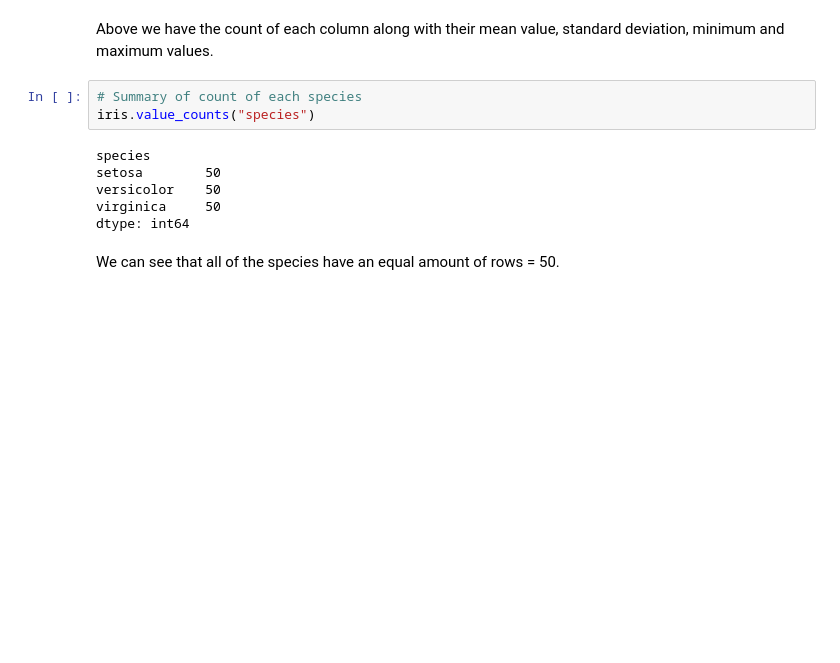
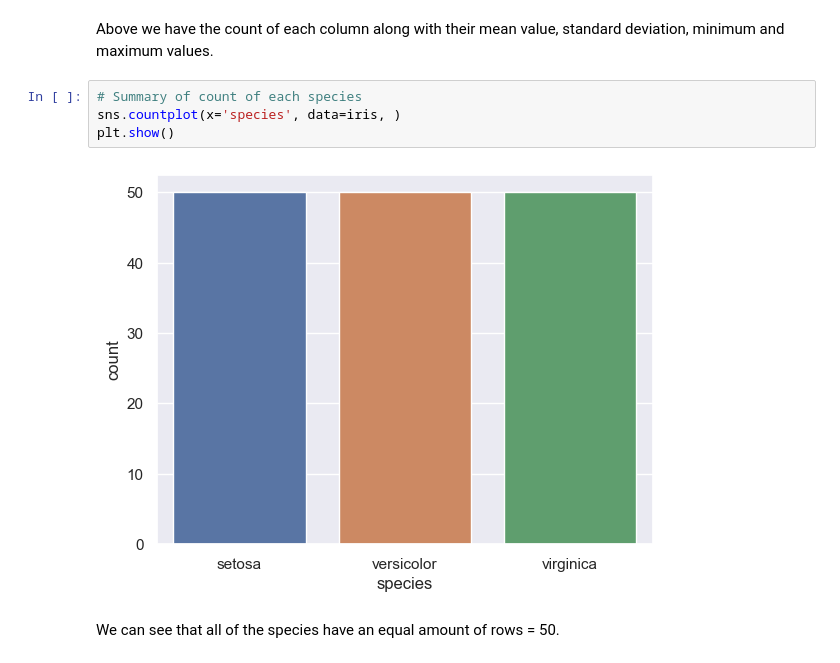
Before and after one commit to conortierney/fund-data-project, a Jupyter notebook: project.ipynb, the cells around one changed output. Cells and saved outputs as stored; diff of their text form; blank space fills up the shorter version.

Commit message:
Updated plots

```diff
--- a/project.ipynb
+++ b/project.ipynb
@@ -134,13 +138,10 @@ iris.describe()
 Above we have the count of each column along with their mean value, standard deviation, minimum and maximum values.
 # %%
 # Summary of count of each species
-iris.value_counts("species")
+sns.countplot(x='species', data=iris, )
+plt.show()
 # %% [output]
-species
-setosa        50
-versicolor    50
-virginica     50
-dtype: int64
+[figure, added]
 # %% [markdown]
 We can see that all of the species have an equal amount of rows = 50.
 # %% [markdown]
```
Also changed, not shown: parts of 11 cells of this notebook, 3 other files.
